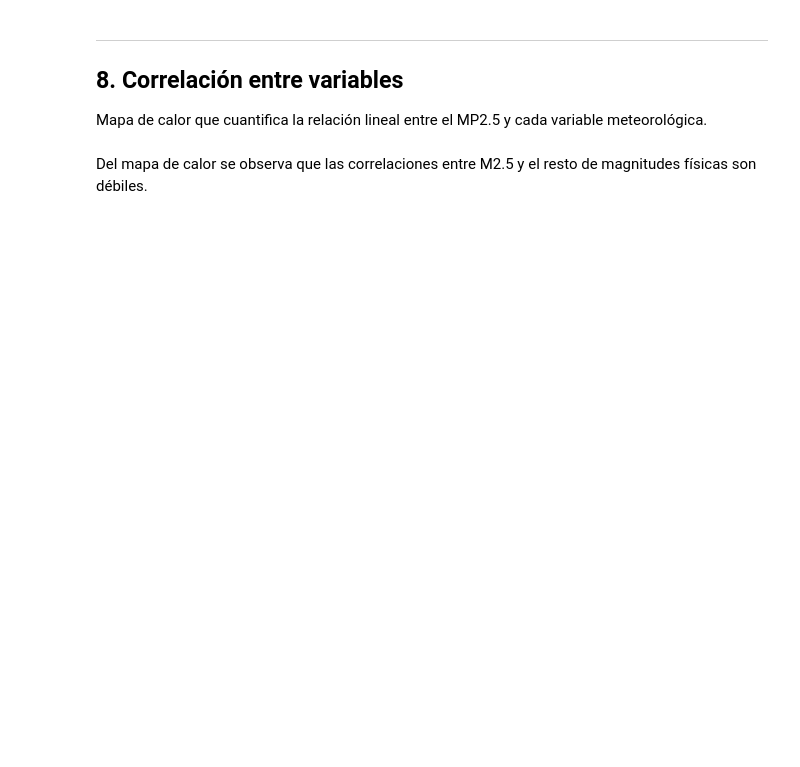
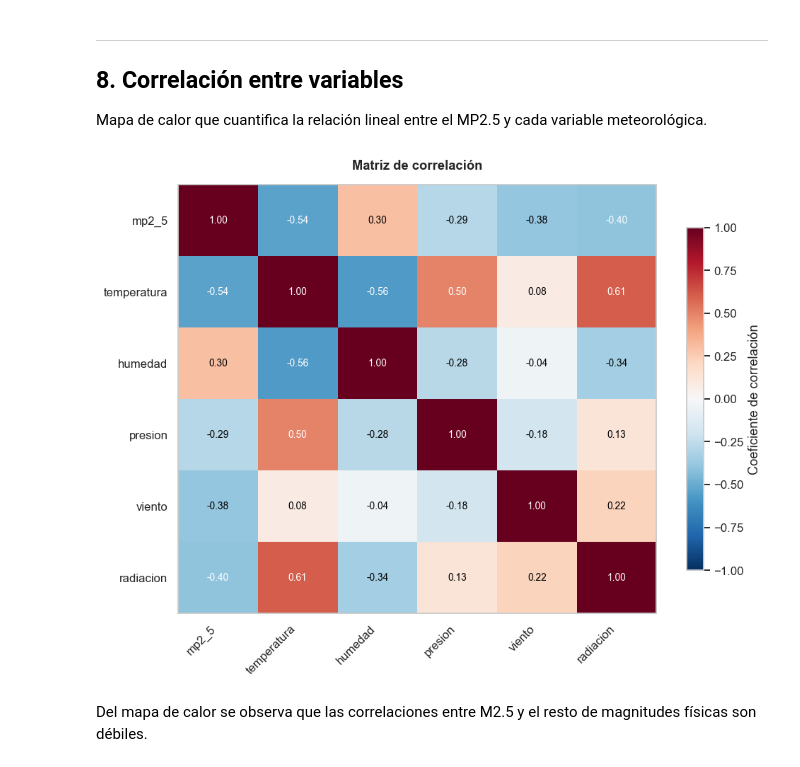
Before and after one commit to Rfcha/abp_cienciadatos, a Jupyter notebook: F3-calidad-aire-santiago/notebooks/01_exploracion.ipynb, the cells around one changed output. Saved outputs shown, nothing was run; the diff lists cells and outputs as text; code cells hidden in the pictures; blank space fills up the shorter version.

```diff
--- a/F3-calidad-aire-santiago/notebooks/01_exploracion.ipynb
+++ b/F3-calidad-aire-santiago/notebooks/01_exploracion.ipynb
@@ -472,30 +1344,104 @@ plt.show()
 
 Mapa de calor que cuantifica la relaci&oacute;n lineal entre el MP2.5 y cada variable meteorol&oacute;gica.
 # %%
-vars_corr = ['MP2.5 (µg/m³)', 'temperatura (°C)', 'humedad (%)', 'presion (hPa)',
-             'viento (m/s)', 'radiacion (W/m²)']
-corr = df[vars_corr].corr()
+# ============================================================
+# Correlación entre MP2.5 y variables meteorológicas
+# ============================================================
 
+import pandas as pd
+import matplotlib.pyplot as plt
+
+# Variables normalizadas
+vars_corr = [
+    "mp2_5",
+    "temperatura",
+    "humedad",
+    "presion",
+    "viento",
+    "radiacion"
+]
+
+# Validar columnas existentes
+vars_corr = [c for c in vars_corr if c in df.columns]
+
+if "mp2_5" not in vars_corr:
+    raise KeyError(
+        f"No existe la columna 'mp2_5'. "
+        f"Columnas disponibles: {df.columns.tolist()}"
+    )
+
+if len(vars_corr) < 2:
+    raise ValueError(
+        f"No hay suficientes variables para calcular correlación. "
+        f"Variables disponibles: {vars_corr}"
+    )
+
+# Copia segura y conversión numérica
+df_corr = df[vars_corr].copy()
+
+for col in vars_corr:
+    df_corr[col] = pd.to_numeric(
+        df_corr[col],
+        errors="coerce"
+    )
+
+df_corr = df_corr.dropna()
+
+# Calcular correlación
+corr = df_corr.corr()
+
+# Graficar matriz de correlación
 fig, ax = plt.subplots(figsize=(9, 7))
-im = ax.imshow(corr.values, cmap='RdBu_r', vmin=-1, vmax=1, aspect='auto')
+
+im = ax.imshow(
+    corr.values,
+    cmap="RdBu_r",
+    vmin=-1,
+    vmax=1,
+    aspect="auto"
+)
+
 ax.set_xticks(range(len(vars_corr)))
 ax.set_yticks(range(len(vars_corr)))
-ax.set_xticklabels(vars_corr, rotation=45, ha='right')
+
+ax.set_xticklabels(
+    vars_corr,
+    rotation=45,
+    ha="right"
+)
+
 ax.set_yticklabels(vars_corr)
 
-# Anotar cada celda con su valor
+# Anotar valores
 for i in range(len(vars_corr)):
     for j in range(len(vars_corr)):
-        v = corr.values[i, j]
-        ax.text(j, i, f'{v:.2f}', ha='center', va='center',
-                color='white' if abs(v) > 0.4 else '#1c1c1c', fontsize=9)
+        valor = corr.values[i, j]
+
+        ax.text(
+            j,
+            i,
+            f"{valor:.2f}",
+            ha="center",
+            va="center",
+            color="white" if abs(valor) > 0.4 else "black",
+            fontsize=9
+        )
 
 cb = fig.colorbar(im, ax=ax, shrink=0.8)
-cb.set_label('Coeficiente de correlación', color=COL['sub'])
-ax.set_title('Matriz de correlación', pad=14)
+cb.set_label("Coeficiente de correlación")
+
+ax.set_title(
+    "Matriz de correlación",
+    pad=14,
+    fontweight="bold"
+)
+
 ax.grid(False)
+
 plt.tight_layout()
 plt.show()
+# %% [output]
+[figure, added]
 # %% [markdown]
 Del mapa de calor se observa que las correlaciones entre M2.5 y el resto de magnitudes físicas son débiles.
 # %% [markdown]
```
Also changed, not shown: parts of 17 cells of this notebook, 1 other file.
